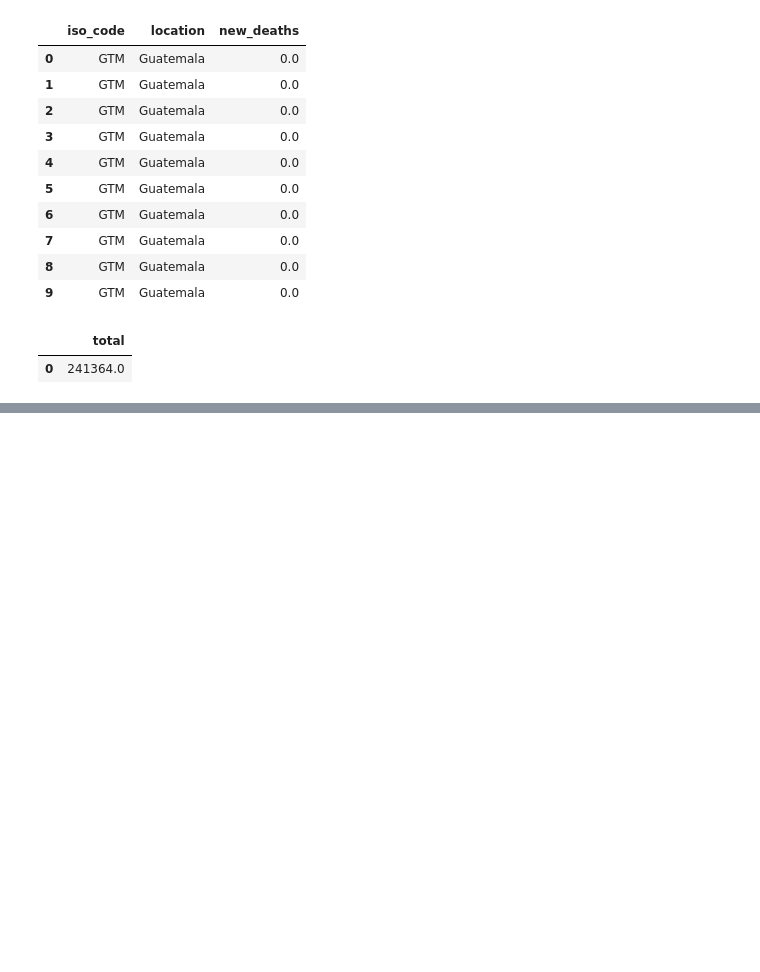
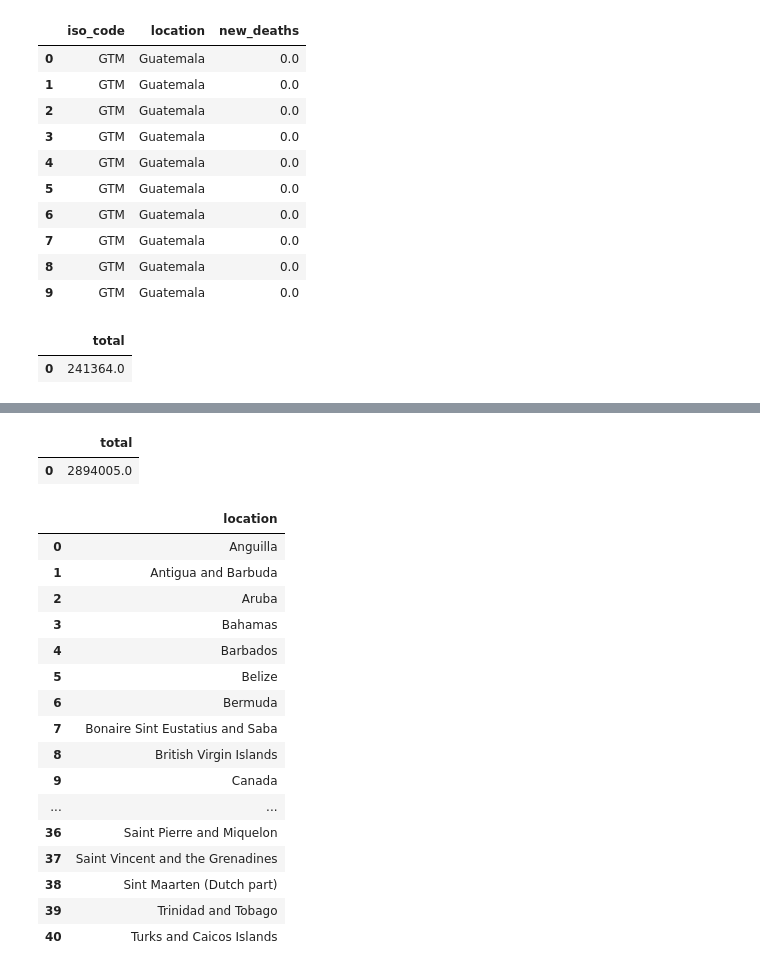
Before and after one commit to dianysof/COVID_SQL, a Jupyter notebook: notebook.ipynb, the cells around one changed output, grey strips where cells are left out. Drawn from its saved outputs; the diff is of its cells as text; code cells hidden in the pictures; blank space fills up the shorter version.

```diff
--- a/notebook.ipynb
+++ b/notebook.ipynb
@@ -102,0 +131,25 @@ duckdb.query("SELECT SUM(new_deaths) AS total FROM df WHERE location='Peru' OR l
+# %%
+duckdb.query("SELECT SUM(new_deaths) AS total FROM df WHERE continent IN('North America','South America') AND date<='2022-12-31' LIMIT 10;").to_df()
+# %% [output]
+|  | total |
+| 0 | 2894005.0 |
+# %%
+duckdb.query("SELECT DISTINCT(location) FROM df WHERE continent='North America';").to_df()
+# %% [output]
+|  | location |
+| 0 | Anguilla |
+| 1 | Antigua and Barbuda |
+| 2 | Aruba |
+| 3 | Bahamas |
+| 4 | Barbados |
+| 5 | Belize |
+| 6 | Bermuda |
+| 7 | Bonaire Sint Eustatius and Saba |
+| 8 | British Virgin Islands |
+| 9 | Canada |
+| ... | ... |
+| 36 | Saint Pierre and Miquelon |
+| 37 | Saint Vincent and the Grenadines |
+| 38 | Sint Maarten (Dutch part) |
+| 39 | Trinidad and Tobago |
+| 40 | Turks and Caicos Islands |
```
Also changed, not shown: parts of 5 cells of this notebook.
